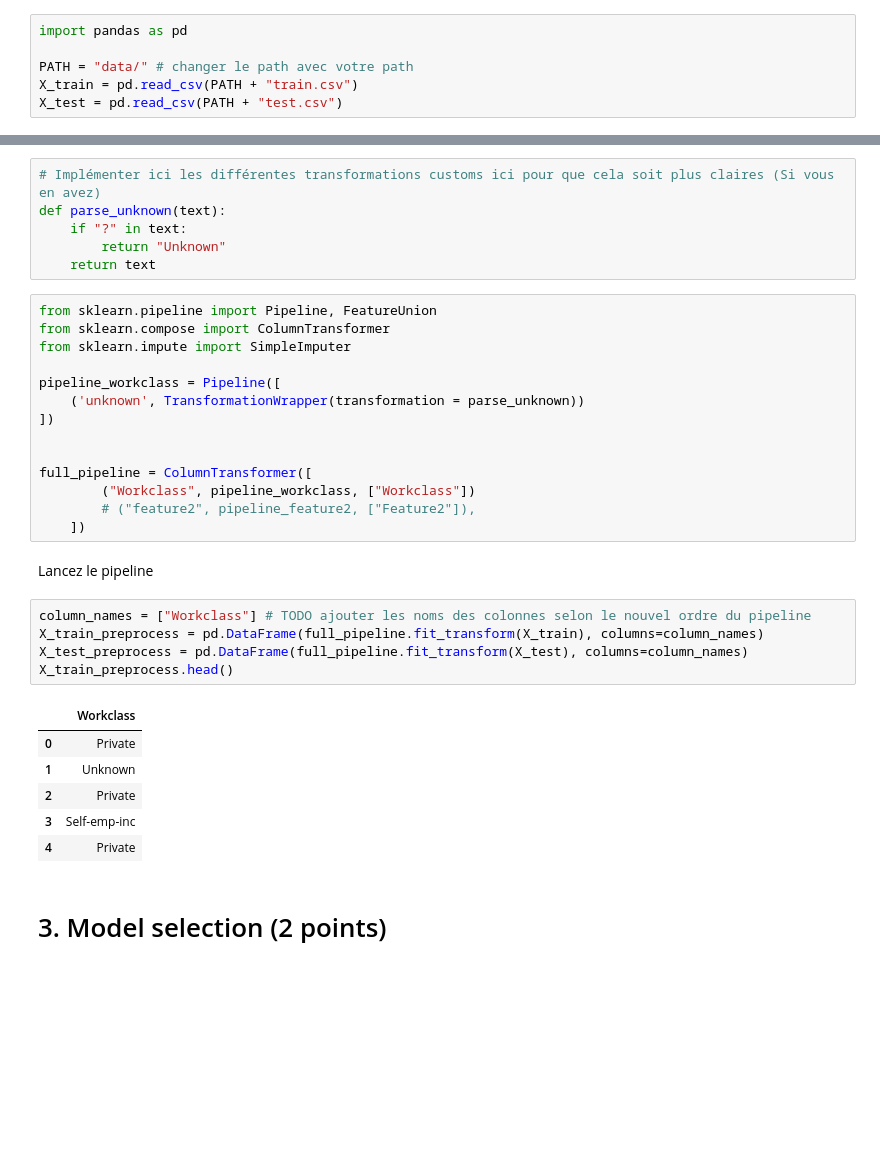
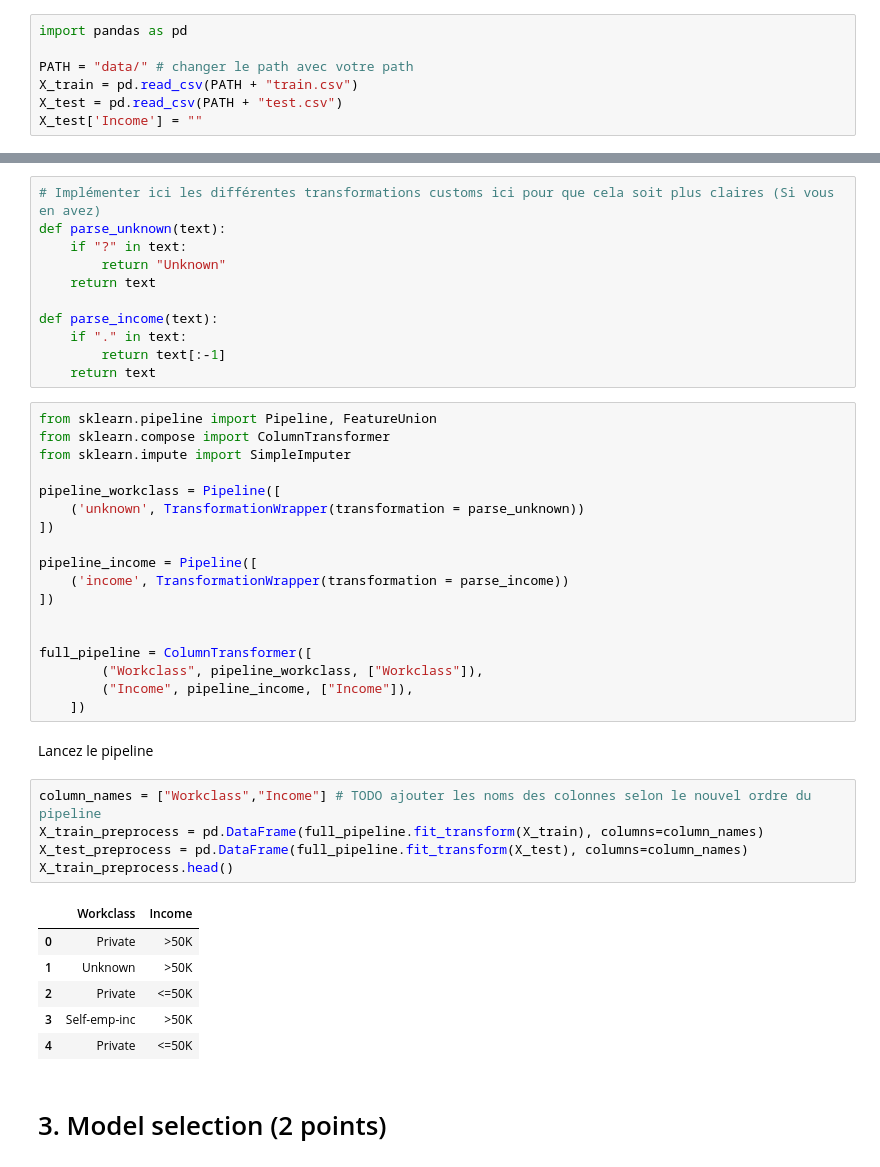
Before and after one commit to olivierND/INF8215, a Jupyter notebook: TP3/TP3_1850196.ipynb, the cells around one changed output, grey strips where cells are left out. Cells and saved outputs as stored; diff of their text form; blank space fills up the shorter version.

```diff
--- a/TP3/TP3_1850196.ipynb
+++ b/TP3/TP3_1850196.ipynb
@@ -579,6 +584,7 @@ import pandas as pd
 PATH = "data/" # changer le path avec votre path
 X_train = pd.read_csv(PATH + "train.csv")
 X_test = pd.read_csv(PATH + "test.csv")
+X_test['Income'] = ""
 # %% [markdown]
 #### 5 premiers exemples de l'ensemble d'entraînement
 # %%
@@ -683,6 +691,11 @@ def parse_unknown(text):
     if "?" in text:
         return "Unknown"
     return text
+
+def parse_income(text):
+    if "." in text:
+        return text[:-1]
+    return text
 # %%
 from sklearn.pipeline import Pipeline, FeatureUnion
 from sklearn.compose import ColumnTransformer
@@ -692,25 +705,29 @@ pipeline_workclass = Pipeline([
     ('unknown', TransformationWrapper(transformation = parse_unknown))
 ])
 
+pipeline_income = Pipeline([
+    ('income', TransformationWrapper(transformation = parse_income))
+])
+
 
 full_pipeline = ColumnTransformer([
-        ("Workclass", pipeline_workclass, ["Workclass"])
-        # ("feature2", pipeline_feature2, ["Feature2"]),
+        ("Workclass", pipeline_workclass, ["Workclass"]),
+        ("Income", pipeline_income, ["Income"]),
     ])
 # %% [markdown]
 Lancez le pipeline
 # %%
-column_names = ["Workclass"] # TODO ajouter les noms des colonnes selon le nouvel ordre du pipeline
+column_names = ["Workclass","Income"] # TODO ajouter les noms des colonnes selon le nouvel ordre du pipeline
 X_train_preprocess = pd.DataFrame(full_pipeline.fit_transform(X_train), columns=column_names)
 X_test_preprocess = pd.DataFrame(full_pipeline.fit_transform(X_test), columns=column_names)
 X_train_preprocess.head()
 # %% [output]
-|  | Workclass |
-| 0 | Private |
-| 1 | Unknown |
-| 2 | Private |
-| 3 | Self-emp-inc |
-| 4 | Private |
+|  | Workclass | Income |
+| 0 | Private | >50K |
+| 1 | Unknown | >50K |
+| 2 | Private | <=50K |
+| 3 | Self-emp-inc | >50K |
+| 4 | Private | <=50K |
 # %% [markdown]
 # 3. Model selection (2 points)
 # %% [markdown]
```
Also changed, not shown: parts of 6 cells of this notebook.
